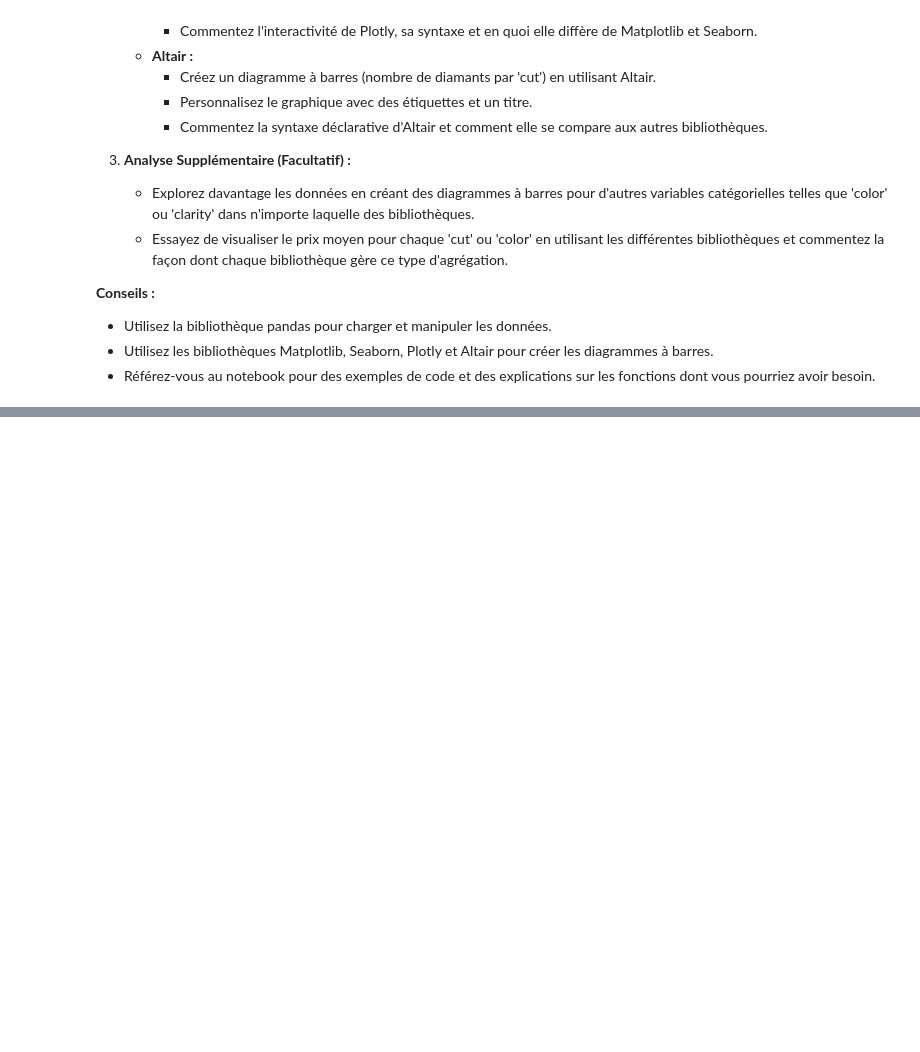
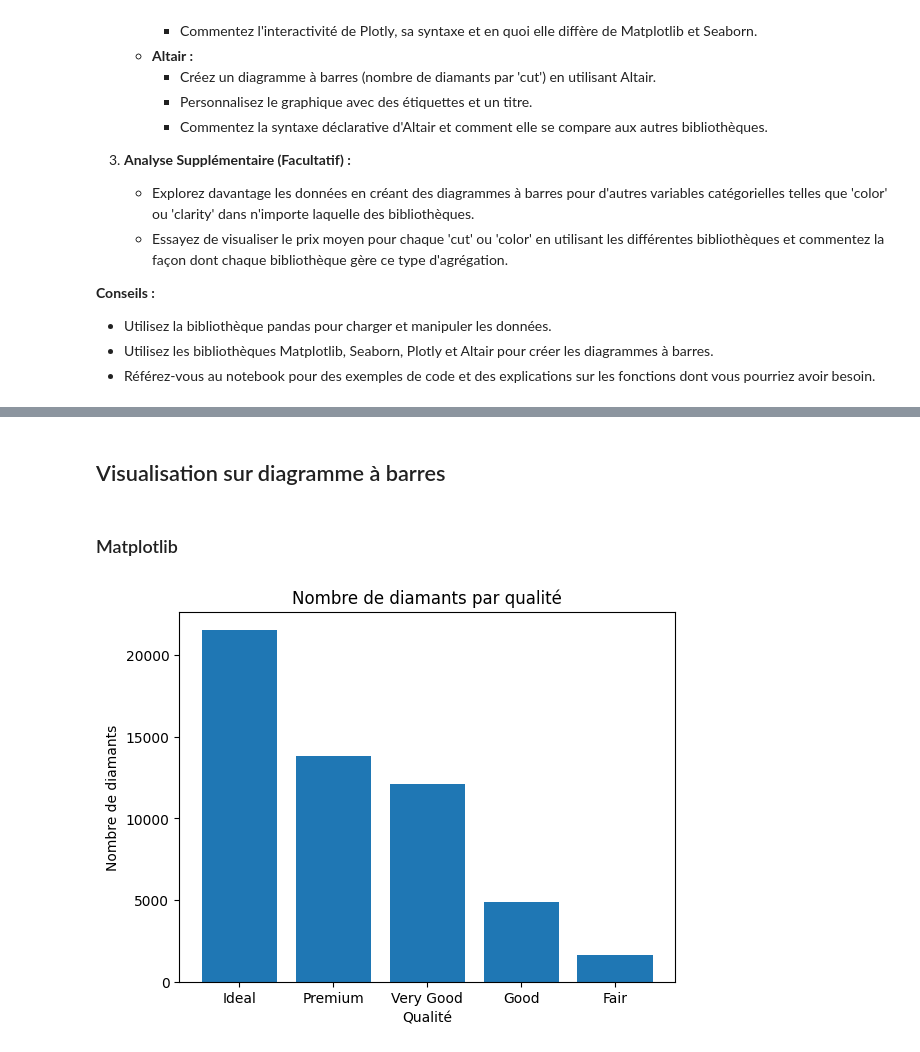
Before and after one commit to rosanajurdi/Data_Visualization_Course_2026, a Jupyter notebook: lab-sessions/lab2-barplots.ipynb, the cells around one changed output, grey strips where cells are left out. Drawn from its saved outputs; the diff is of its cells as text; code cells hidden in the pictures; blank space fills up the shorter version.

```diff
--- a/lab-sessions/lab2-barplots.ipynb
+++ b/lab-sessions/lab2-barplots.ipynb
@@ -88,0 +97,2 @@ Vous disposez d'un ensemble de données contenant des informations sur divers di
+# %%
+data = pd.read_csv('https://raw.githubusercontent.com/TrainingByPackt/Interactive-Data-Visualization-with-Python/master/datasets/diamonds.csv')
@@ -88,0 +127,20 @@ Vous disposez d'un ensemble de données contenant des informations sur divers di
+# %% [markdown]
+## Visualisation sur diagramme à barres
+# %% [markdown]
+### Matplotlib
+# %%
+
+# Nombre de diamants par catégorie de 'cut'
+cut_counts = data['cut'].value_counts()
+
+plt.bar(cut_counts.index, cut_counts.values)
+plt.xlabel("Qualité")
+plt.ylabel("Nombre de diamants")
+plt.title("Nombre de diamants par qualité")
+plt.show()
+
+# syntaxe déclarative un peu répétitive
+# Très personnalisable, mais plus longue
+# Ca reste facile d'utilisation
+# %% [output]
+[figure, added]
```
Also changed, not shown: parts of 18 cells of this notebook.
